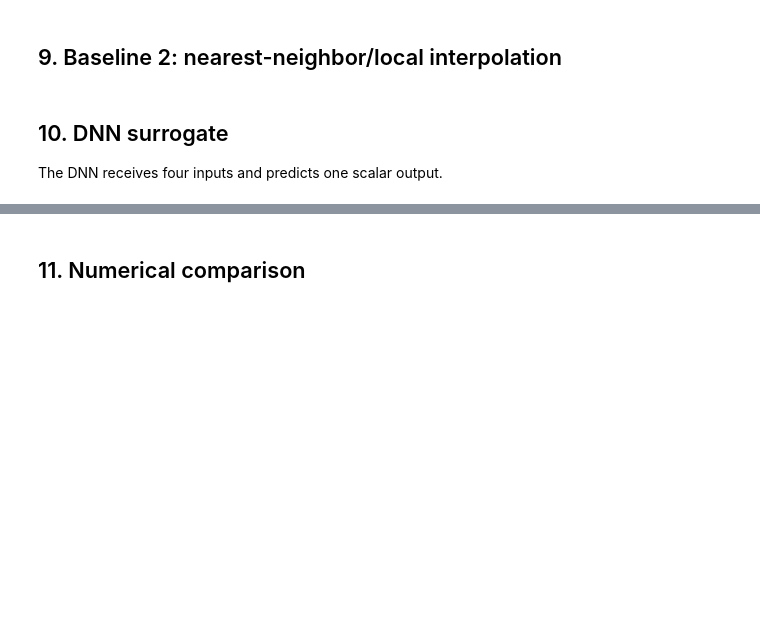
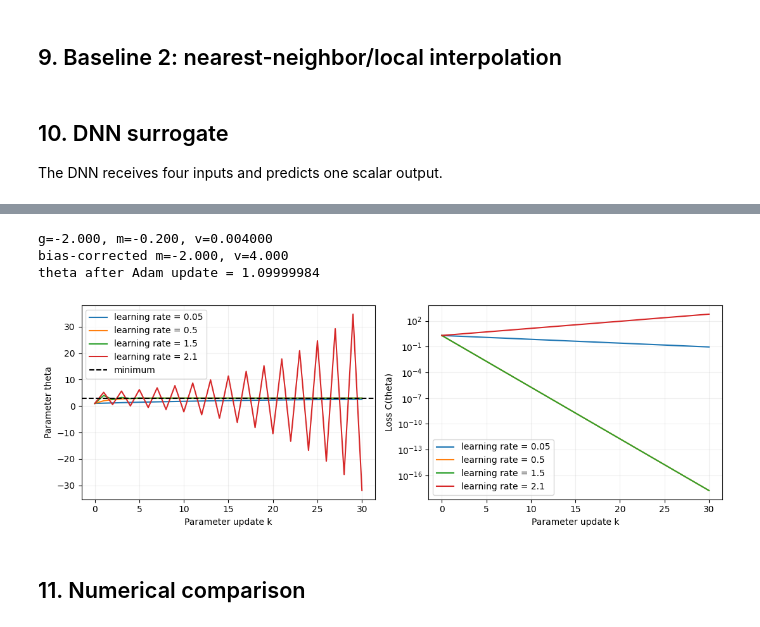
Before and after one commit to Ehsan-Roohi/FlowMLLab, a Jupyter notebook: notebooks/week02/AI_in_Fluids_Week2_Colab_Expanded.ipynb, the cells around one changed output, grey strips where cells are left out. Drawn from its saved outputs; the diff is of its cells as text; code cells hidden in the pictures; blank space fills up the shorter version.

Commit message:
Clarify introductory CFD coupling and Adam lessons

```diff
--- a/notebooks/week02/AI_in_Fluids_Week2_Colab_Expanded.ipynb
+++ b/notebooks/week02/AI_in_Fluids_Week2_Colab_Expanded.ipynb
@@ -337,3 +371,46 @@ The DNN receives four inputs and predicts one scalar output.
+# %%
+# A controlled scalar example, not the fluid surrogate's training result.
+import numpy as np
+import matplotlib.pyplot as plt
+eta_values = [0.05, 0.5, 1.5, 2.1]
+fig, axes = plt.subplots(1, 2, figsize=(11, 3.8))
+for eta in eta_values:
+    theta = 1.0
+    path = [theta]
+    for k in range(30):
+        gradient = theta - 3.0
+        theta -= eta * gradient
+        path.append(theta)
+    path = np.asarray(path)
+    axes[0].plot(path, label=f"learning rate = {eta}")
+    axes[1].semilogy(0.5 * (path - 3.0)**2, label=f"learning rate = {eta}")
+axes[0].axhline(3.0, color="black", linestyle="--", label="minimum")
+axes[0].set(xlabel="Parameter update k", ylabel="Parameter theta")
+axes[1].set(xlabel="Parameter update k", ylabel="Loss C(theta)")
+for ax in axes:
+    ax.legend(); ax.grid(alpha=0.2)
+fig.tight_layout()
+plt.show()
+
+# One Adam update, using the Keras epsilon-hat convention.
+theta, m, v = 1.0, 0.0, 0.0
+eta, beta1, beta2, epsilon = 0.1, 0.9, 0.999, 1e-7
+k = 1
+g = theta - 3.0
+m = beta1*m + (1-beta1)*g
+v = beta2*v + (1-beta2)*g*g
+m_hat, v_hat = m/(1-beta1**k), v/(1-beta2**k)
+alpha = eta*np.sqrt(1-beta2**k)/(1-beta1**k)
+theta -= alpha*m/(np.sqrt(v)+epsilon)
+print(f"g={g:.3f}, m={m:.3f}, v={v:.6f}")
+print(f"bias-corrected m={m_hat:.3f}, v={v_hat:.3f}")
+print(f"theta after Adam update = {theta:.8f}")
+assert np.isclose(theta, 1.099999841886367, rtol=0, atol=1e-12)
+# %% [output]
+g=-2.000, m=-0.200, v=0.004000
+bias-corrected m=-2.000, v=4.000
+theta after Adam update = 1.09999984
+[figure, added]
 # %%
 
 model = keras.Sequential([
```
Also changed, not shown: parts of 2 cells of this notebook, 47 other files.
